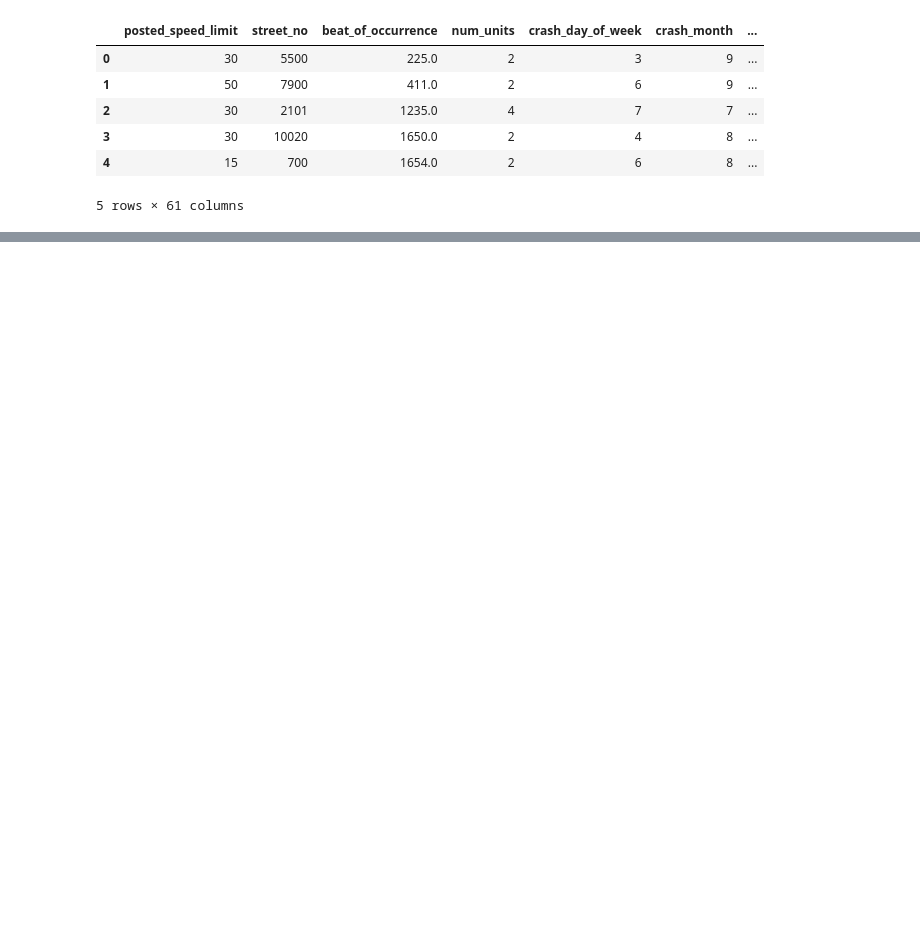
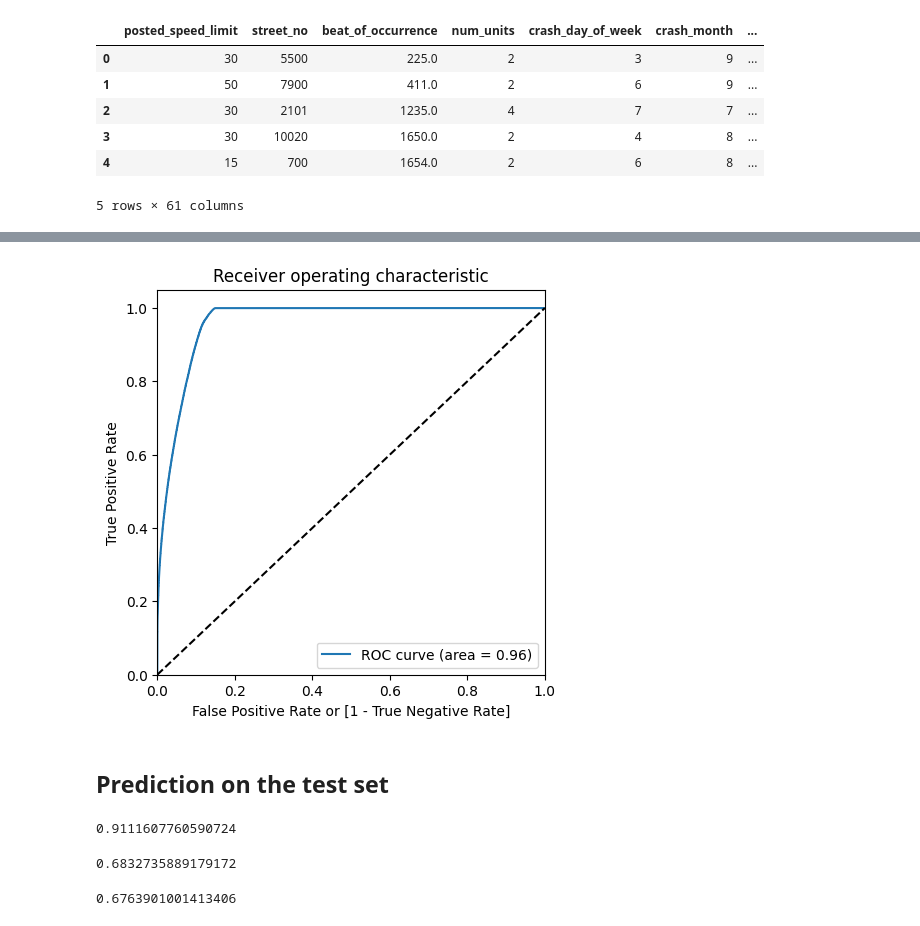
Before and after one commit to kapeesh-kaul/causes-of-fatalities, a Jupyter notebook: notebook.ipynb, the cells around one changed output, grey strips where cells are left out. Drawn from its saved outputs; the diff is of its cells as text; code cells hidden in the pictures; blank space fills up the shorter version.

```diff
--- a/notebook.ipynb
+++ b/notebook.ipynb
@@ -183,0 +204,21 @@ data.head()
+# %%
+from sklearn.model_selection import train_test_split
+from sklearn.preprocessing import MinMaxScaler
+from sklearn.linear_model import LogisticRegression
+from sklearn import metrics
+from sklearn.metrics import precision_recall_curve
+from sklearn.feature_selection import RFE
+from sklearn.model_selection import cross_val_score
+from sklearn.model_selection import KFold
+from sklearn.model_selection import GridSearchCV, RandomizedSearchCV
+
+
+data_train, data_test = train_test_split(data, train_size=0.7, test_size=0.3, random_state=100, stratify=data.injury_flag)
+
+y_train = data_train.pop('injury_flag')
+X_train = data_train
+# %%
+scaler = MinMaxScaler()
+categorical_cols = [i for i in X_train.select_dtypes(include='object').columns]
+numeric_cols = [i for i in X_train.select_dtypes(include='number').columns]
+X_train[numeric_cols] = scaler.fit_transform(X_train[numeric_cols])
@@ -183,0 +255,4 @@ data.head()
+# %%
+model_final = model_cv.best_estimator_
+for x,y in zip(model_final.get_feature_names_out(),model_final.estimator_.coef_[0]):
+    print(x,y)
@@ -183,0 +277,23 @@ data.head()
+# %%
+def draw_roc( actual, probs ):
+    fpr, tpr, thresholds = metrics.roc_curve( actual, probs,
+                                              drop_intermediate = False )
+    auc_score = metrics.roc_auc_score( actual, probs )
+    plt.figure(figsize=(5, 5))
+    plt.plot( fpr, tpr, label='ROC curve (area = %0.2f)' % auc_score )
+    plt.plot([0, 1], [0, 1], 'k--')
+    plt.xlim([0.0, 1.0])
+    plt.ylim([0.0, 1.05])
+    plt.xlabel('False Positive Rate or [1 - True Negative Rate]')
+    plt.ylabel('True Positive Rate')
+    plt.title('Receiver operating characteristic')
+    plt.legend(loc="lower right")
+    plt.show()
+
+    return None
+
+draw_roc(y_train, pd.DataFrame(model_final.predict_proba(X_train))[1])
+# %% [output]
+[figure, added]
+# %% [markdown]
+## Prediction on the test set
@@ -183,0 +308,12 @@ data.head()
+# %%
+metrics.accuracy_score(y_test, y_test_pred)
+# %% [output]
+0.9111607760590724
+# %%
+metrics.precision_score(y_test, y_test_pred)
+# %% [output]
+0.6832735889179172
+# %%
+metrics.recall_score(y_test, y_test_pred)
+# %% [output]
+0.6763901001413406
```
Also changed, not shown: parts of 14 cells of this notebook.
